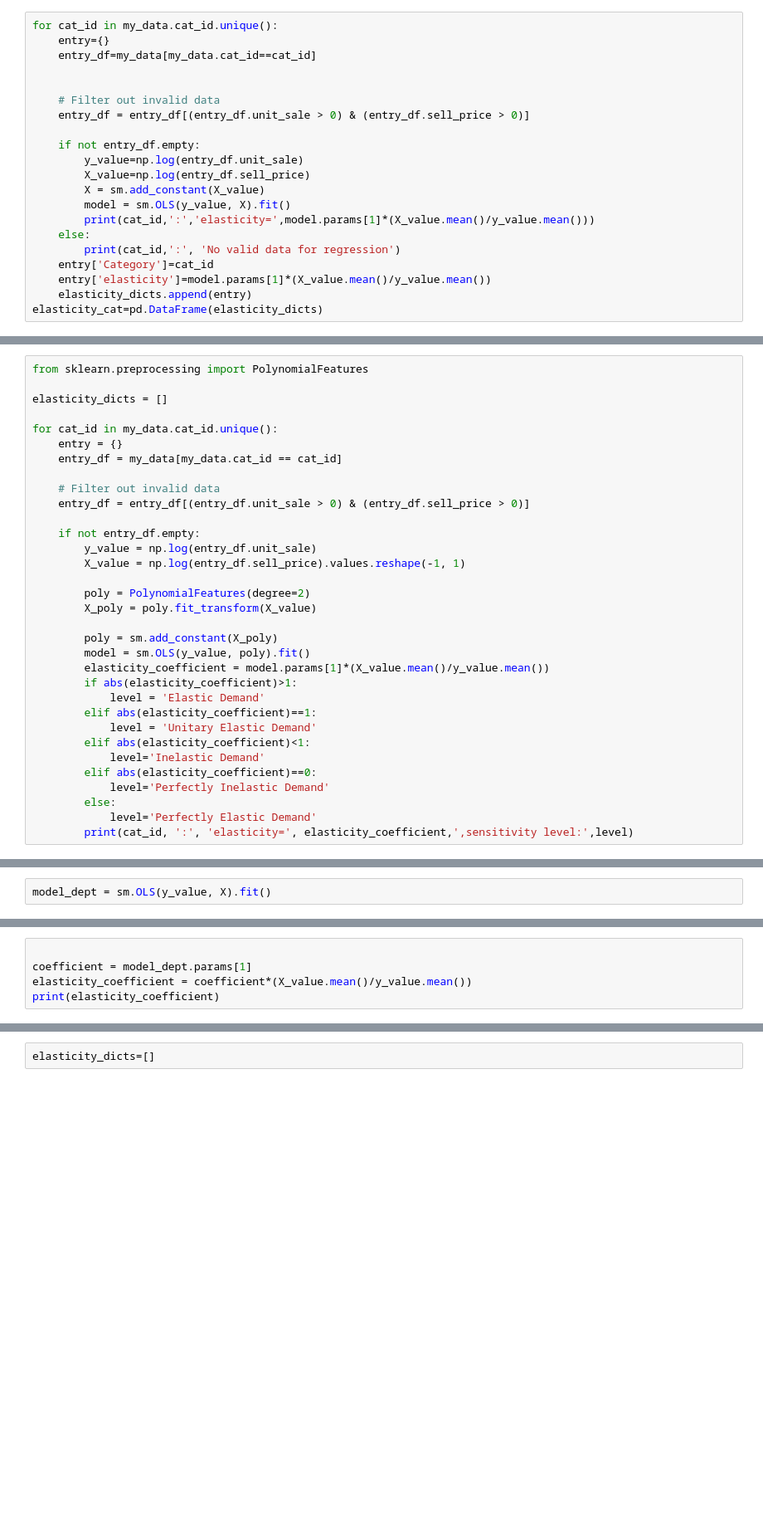
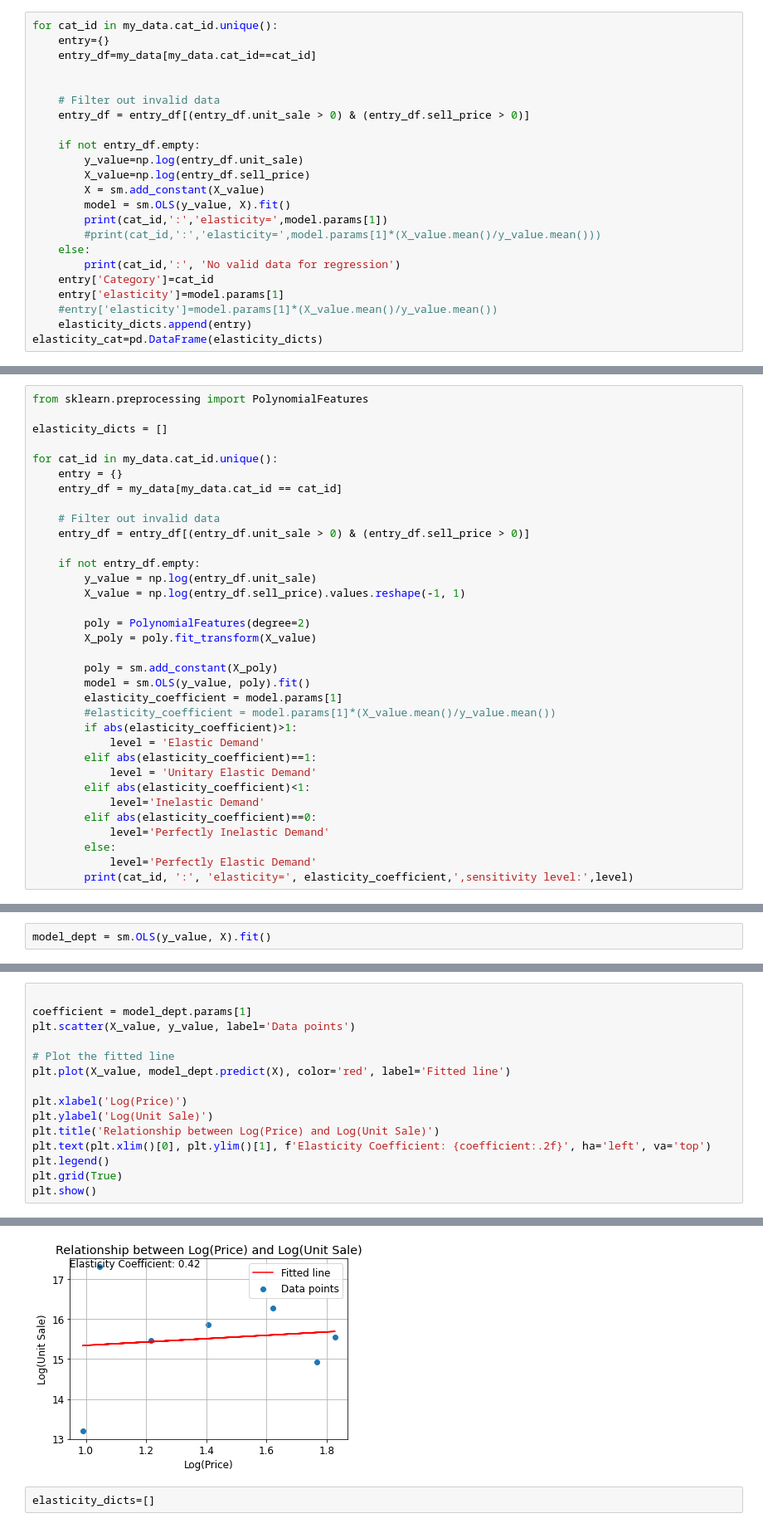
Before and after one commit to janiceivana/DS_05, a Jupyter notebook: New Data Analysis.ipynb, the cells around one changed output, grey strips where cells are left out. Shown at 83% size. Saved outputs shown, nothing was run; the diff lists cells and outputs as text; blank space fills up the shorter version.

```diff
--- a/New Data Analysis.ipynb
+++ b/New Data Analysis.ipynb
@@ -1618,11 +1632,13 @@ for cat_id in my_data.cat_id.unique():
         X_value=np.log(entry_df.sell_price)
         X = sm.add_constant(X_value)
         model = sm.OLS(y_value, X).fit()
-        print(cat_id,':','elasticity=',model.params[1]*(X_value.mean()/y_value.mean()))
+        print(cat_id,':','elasticity=',model.params[1])
+        #print(cat_id,':','elasticity=',model.params[1]*(X_value.mean()/y_value.mean()))
     else:
         print(cat_id,':', 'No valid data for regression')
     entry['Category']=cat_id
-    entry['elasticity']=model.params[1]*(X_value.mean()/y_value.mean())
+    entry['elasticity']=model.params[1]
+    #entry['elasticity']=model.params[1]*(X_value.mean()/y_value.mean())
     elasticity_dicts.append(entry)
 elasticity_cat=pd.DataFrame(elasticity_dicts)
 # %% [output]
@@ -1657,7 +1673,8 @@ for cat_id in my_data.cat_id.unique():
 
         poly = sm.add_constant(X_poly)
         model = sm.OLS(y_value, poly).fit()
-        elasticity_coefficient = model.params[1]*(X_value.mean()/y_value.mean())
+        elasticity_coefficient = model.params[1]
+        #elasticity_coefficient = model.params[1]*(X_value.mean()/y_value.mean())
         if abs(elasticity_coefficient)>1:
             level = 'Elastic Demand'
         elif abs(elasticity_coefficient)==1:
@@ -1703,6 +1720,16 @@ Notes:
 # %%
 
 coefficient = model_dept.params[1]
-elasticity_coefficient = coefficient*(X_value.mean()/y_value.mean())
-print(elasticity_coefficient)
+plt.scatter(X_value, y_value, label='Data points')
+
+# Plot the fitted line
+plt.plot(X_value, model_dept.predict(X), color='red', label='Fitted line')
+
+plt.xlabel('Log(Price)')
+plt.ylabel('Log(Unit Sale)')
+plt.title('Relationship between Log(Price) and Log(Unit Sale)')
+plt.text(plt.xlim()[0], plt.ylim()[1], f'Elasticity Coefficient: {coefficient:.2f}', ha='left', va='top')
+plt.legend()
+plt.grid(True)
+plt.show()
 # %% [output]
@@ -1710,3 +1736,4 @@ print(elasticity_coefficient)
+[figure, added]
 # %%
 elasticity_dicts=[]
 # %%
```
Also changed, not shown: parts of 16 cells of this notebook.
